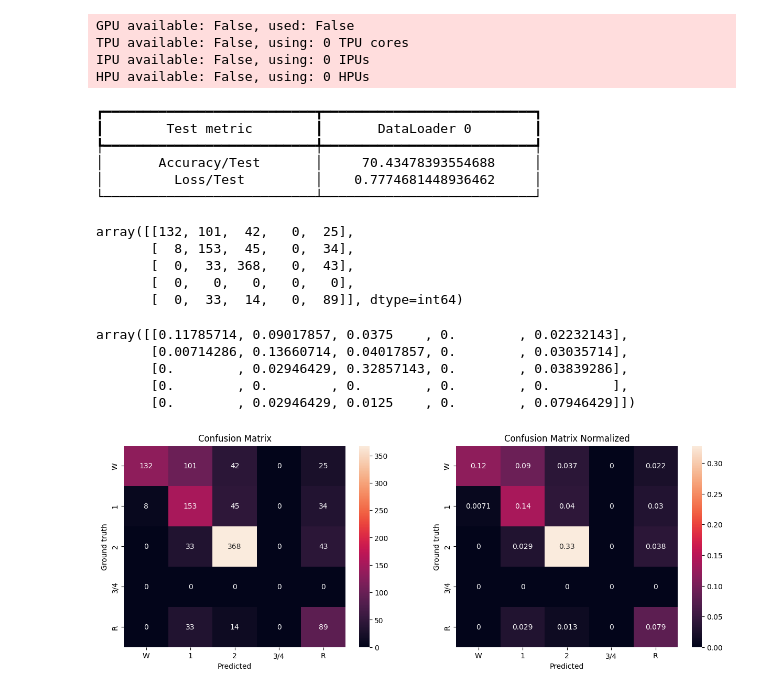
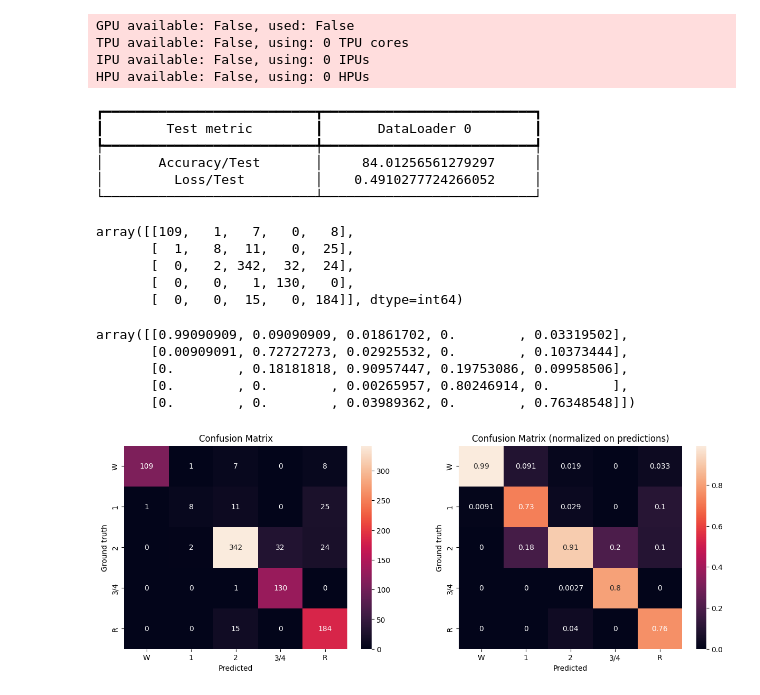
Before and after one commit to filippodaniotti/5AUA0-Project4, a Jupyter notebook: results.ipynb, the cells around one changed output. Drawn from its saved outputs; the diff is of its cells as text; code cells hidden in the pictures.

Commit message:
Final baseline

```diff
--- a/results.ipynb
+++ b/results.ipynb
@@ -13,9 +13,9 @@ from data.data import get_data, get_collator
 from models.tiny_sleep_net import TinySleepNet
 from model import SleepStagingModel
 # %%
-checkpoint_path = os.path.join("experiments_logs", "baseline", "version_1", "checkpoints", "epoch=199-step=1800.ckpt")
+checkpoint_path = os.path.join("experiments_logs", "baseline_gpu", "version_2", "checkpoints", "epoch=199-step=1800.ckpt")
 # %%
-cfg: Config = configurations["baseline"]
+cfg: Config = configurations["baseline_gpu"]
 *_, test_loader = get_data(
     root=cfg.data_dir,
     batch_size=cfg.batch_size,
@@ -47,39 +47,39 @@ HPU available: False, using: 0 HPUs
 ┏━━━━━━━━━━━━━━━━━━━━━━━━━━━┳━━━━━━━━━━━━━━━━━━━━━━━━━━━┓
 ┃        Test metric        ┃       DataLoader 0        ┃
 ┡━━━━━━━━━━━━━━━━━━━━━━━━━━━╇━━━━━━━━━━━━━━━━━━━━━━━━━━━┩
-│       Accuracy/Test       │     70.43478393554688     │
-│         Loss/Test         │    0.7774681448936462     │
+│       Accuracy/Test       │     84.01256561279297     │
+│         Loss/Test         │    0.4910277724266052     │
 └───────────────────────────┴───────────────────────────┘
 # %%
 pd.DataFrame(model.results["report"]).T.applymap(lambda x: str(int(x)) if abs(x - int(x)) < 1e-6 else str(round(x,2))).to_latex("results.tex")
 # %%
 model.results["matrix"]
 # %% [output]
-array([[132, 101,  42,   0,  25],
-       [  8, 153,  45,   0,  34],
-       [  0,  33, 368,   0,  43],
-       [  0,   0,   0,   0,   0],
-       [  0,  33,  14,   0,  89]], dtype=int64)
+array([[109,   1,   7,   0,   8],
+       [  1,   8,  11,   0,  25],
+       [  0,   2, 342,  32,  24],
+       [  0,   0,   1, 130,   0],
+       [  0,   0,  15,   0, 184]], dtype=int64)
 # %%
 model.results["matrix_norm"]
 # %% [output]
-array([[0.11785714, 0.09017857, 0.0375    , 0.        , 0.02232143],
-       [0.00714286, 0.13660714, 0.04017857, 0.        , 0.03035714],
-       [0.        , 0.02946429, 0.32857143, 0.        , 0.03839286],
-       [0.        , 0.        , 0.        , 0.        , 0.        ],
-       [0.        , 0.02946429, 0.0125    , 0.        , 0.07946429]])
+array([[0.99090909, 0.09090909, 0.01861702, 0.        , 0.03319502],
+       [0.00909091, 0.72727273, 0.02925532, 0.        , 0.10373444],
+       [0.        , 0.18181818, 0.90957447, 0.19753086, 0.09958506],
+       [0.        , 0.        , 0.00265957, 0.80246914, 0.        ],
+       [0.        , 0.        , 0.03989362, 0.        , 0.76348548]])
 # %%
 from data.prepare_sleepedf import label2ann
 labels = [label[12:] for label in label2ann.values()]
 fig, (ax1, ax2) = plt.subplots(1, 2, figsize=(15, 5))
 sns.heatmap(model.results["matrix"], annot=True, fmt="d",  ax=ax1, xticklabels=labels, yticklabels=labels)
 ax1.set_title("Confusion Matrix")
 ax1.set_xlabel("Predicted")
 ax1.set_ylabel("Ground truth")
 sns.heatmap(model.results["matrix_norm"], annot=True, ax=ax2, xticklabels=labels, yticklabels=labels)
-ax2.set_title("Confusion Matrix Normalized")
+ax2.set_title("Confusion Matrix (normalized on predictions)")
 ax2.set_xlabel("Predicted")
 ax2.set_ylabel("Ground truth")
 plt.show()
 # %% [output]
-[figure, old version]
+[figure, new version]
```
Also changed, not shown: parts of 2 cells of this notebook, 3 other files.
